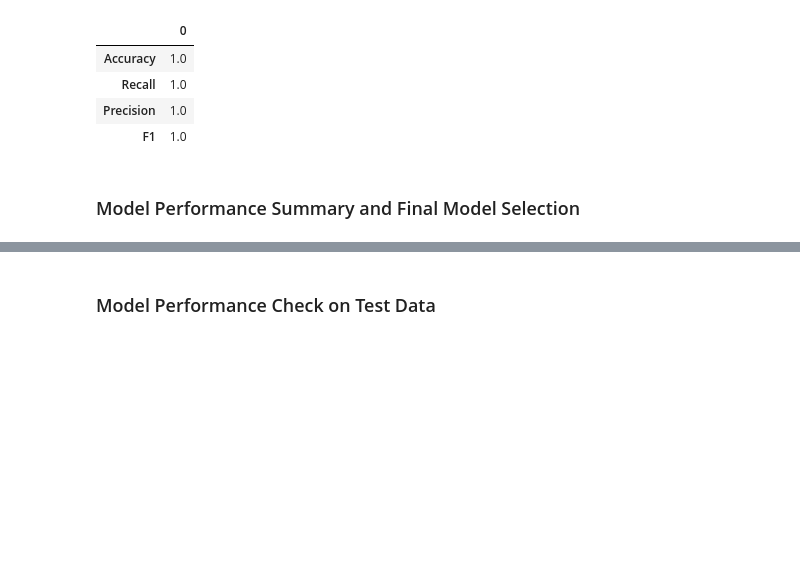
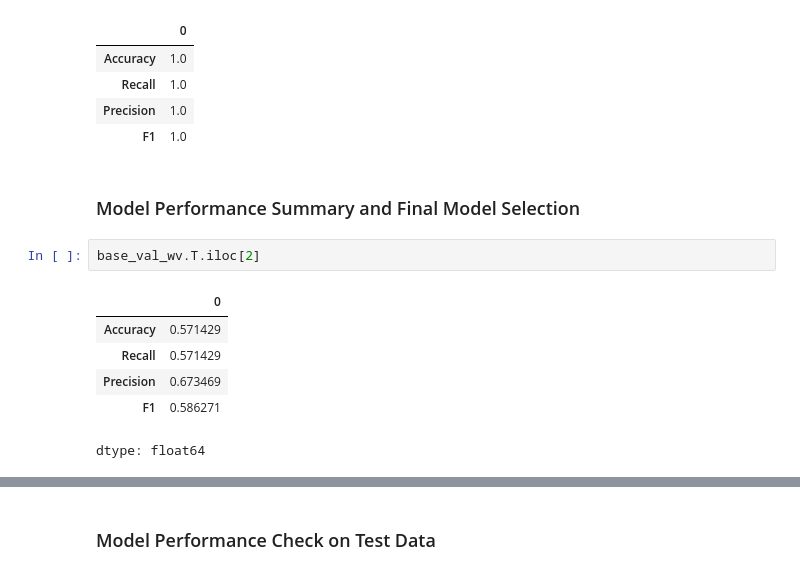
Before and after one commit to ajayvivek/DevOps, a Jupyter notebook: NLP_Project_Low_Code.ipynb, the cells around one changed output, grey strips where cells are left out. Cells and saved outputs as stored; diff of their text form; blank space fills up the shorter version.

```diff
--- a/NLP_Project_Low_Code.ipynb
+++ b/NLP_Project_Low_Code.ipynb
@@ -1021,6 +1022,15 @@ base_train_wv.T.iloc[1:2].T
 | F1 | 1.0 |
 # %% [markdown]
 ### Model Performance Summary and Final Model Selection
+# %%
+base_val_wv.T.iloc[2]
+# %% [output]
+|  | 0 |
+| Accuracy | 0.571429 |
+| Recall | 0.571429 |
+| Precision | 0.673469 |
+| F1 | 0.586271 |
+dtype: float64
 # %%
 #training performance comparison
 
```
Also changed, not shown: parts of 22 cells of this notebook.
